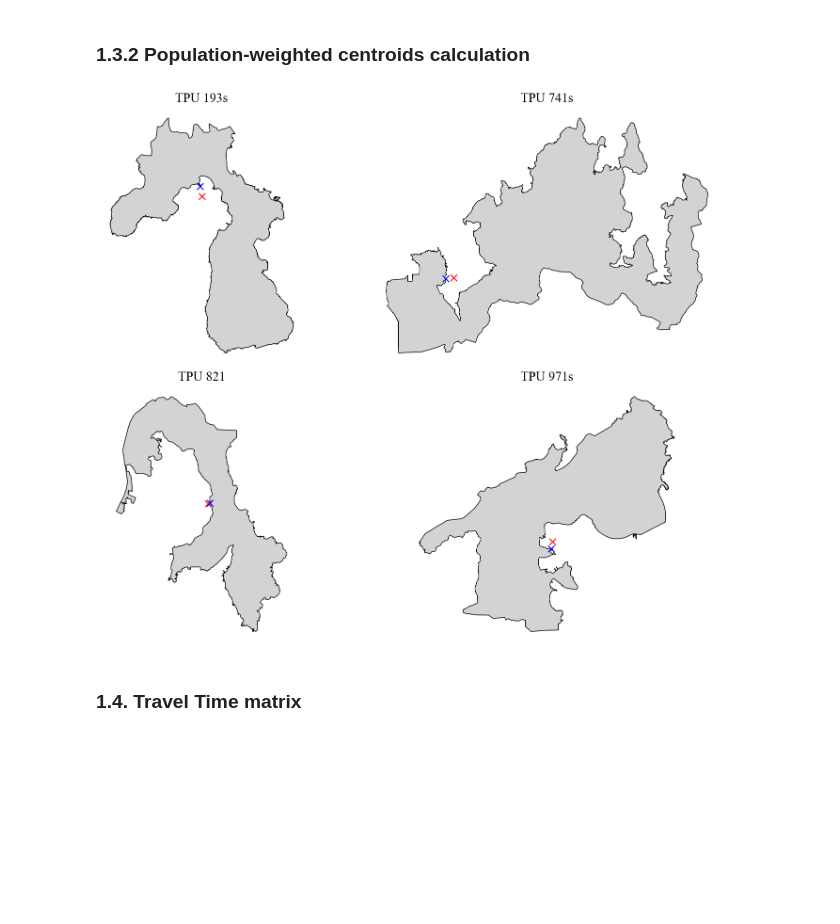
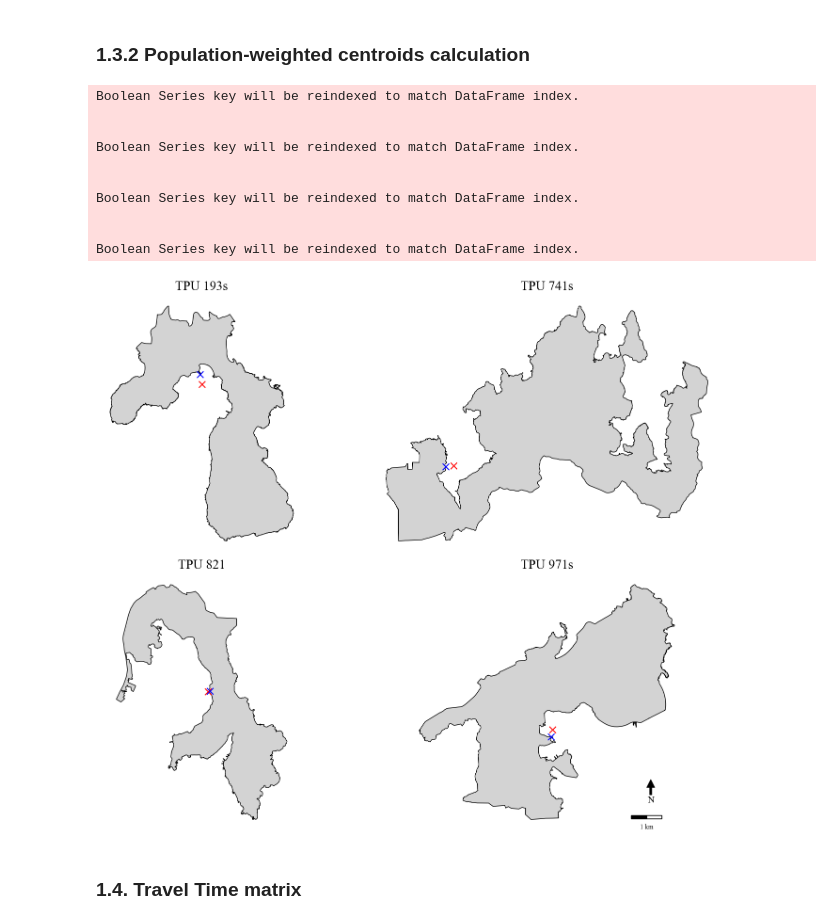
Before and after one commit to RuiyaLin/UCL_CASA0004_Dissertation, a Jupyter notebook: code/Key code.ipynb, the cells around one changed output. Drawn from its saved outputs; the diff is of its cells as text; code cells hidden in the pictures; blank space fills up the shorter version.

```diff
--- a/code/Key code.ipynb
+++ b/code/Key code.ipynb
@@ -393,34 +408,45 @@ outside_points = joined[outside_mask].copy()
 tpu_cent_final = fix_cent(tpu_cent1, tpu_final)
 # %%
 # Visualize the adjustment
-plt.rcParams['font.family'] = 'Times New Roman'
 target_stpugs = ["193s", "741s", "821", "971s"]
 outside_tpu = tpu_final[tpu_final["stpug"].isin(target_stpugs)]
 outside_fixed_points = tpu_cent_final[tpu_cent_final["stpug"].isin(target_stpugs)]
 fig, axes = plt.subplots(2, 2, figsize=(16, 12))
 axes = axes.flatten()
 for i, stpug in enumerate(target_stpugs):
     ax = axes[i]
     tpu_poly = tpu_final[tpu_final["stpug"] == stpug]
     raw_pts = joined[joined["stpug"] == stpug] if "stpug" in joined.columns else joined
     outside_pts = raw_pts[outside_mask]
     fixed_pts = tpu_cent_final[tpu_cent_final["stpug"] == stpug]
     tpu_poly.plot(ax=ax, color="lightgrey", edgecolor="black")
     if not outside_pts.empty:
         outside_pts.plot(
             ax=ax, color="red", markersize=100,marker="x")
     if not fixed_pts.empty:
         fixed_pts.plot(
             ax=ax, color="blue", markersize=100,marker="x")
 
     ax.set_title(f"TPU {stpug}", fontsize=20)
     ax.axis("off")
 
 plt.tight_layout()
-plt.savefig('./fixed_centroids.png', dpi=300, bbox_inches='tight')
+add_north_arrow(ax, x=0.87, y=0.2, size=0.08, text_size=14, color='black')
+add_scale_bar(ax,length=1000,location=(0.8, 0.05))
+#plt.savefig('./fixed_centroids.png', dpi=300, bbox_inches='tight')
 plt.show()
 # %% [output]
+Boolean Series key will be reindexed to match DataFrame index.
+
+
+Boolean Series key will be reindexed to match DataFrame index.
+
+
+Boolean Series key will be reindexed to match DataFrame index.
+
+
+Boolean Series key will be reindexed to match DataFrame index.
-[figure, old version]
+[figure, new version]
 # %% [markdown]
 ### 1.4. Travel Time matrix
 # %% [markdown]
```
Also changed, not shown: parts of 59 cells of this notebook, 4 other files.
